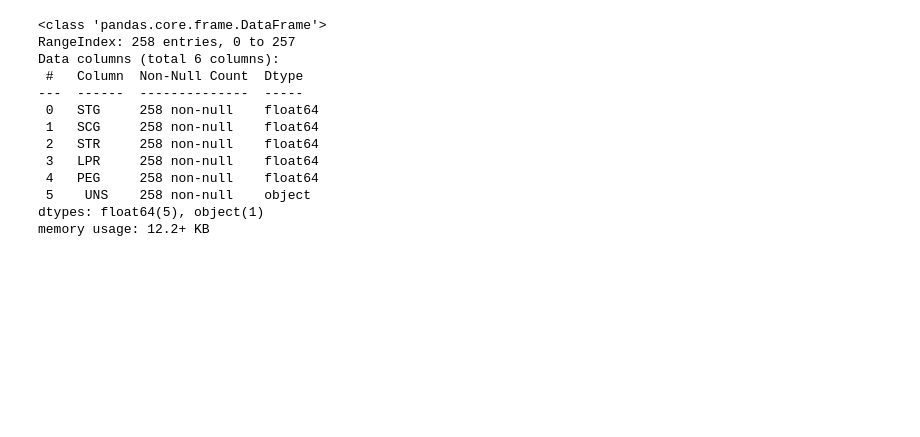
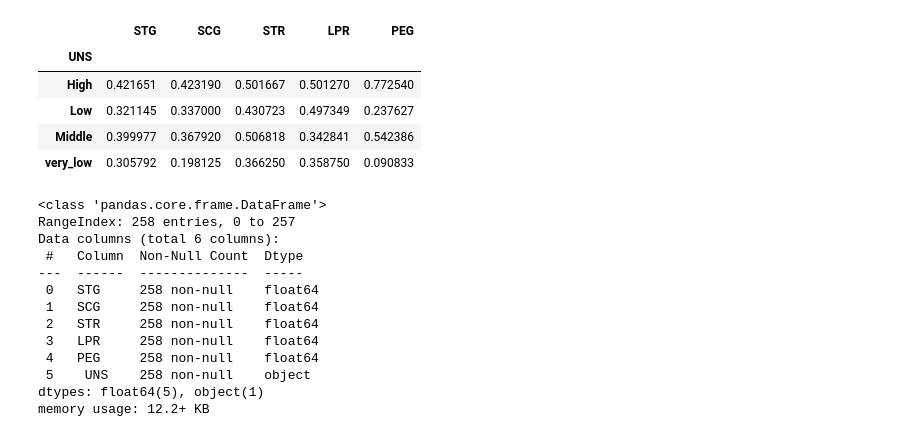
Before and after one commit to NithyaShriSK/unsupervised-Kmeans-DBscan-Task, a Jupyter notebook: cluster.ipynb, the cells around one changed output. Drawn from its saved outputs; the diff is of its cells as text; code cells hidden in the pictures; blank space fills up the shorter version.

```diff
--- a/cluster.ipynb
+++ b/cluster.ipynb
@@ -25,3 +36,17 @@ df.head()
+# %%
+df.groupby(" UNS").mean()
+#'''              STG       SCG       STR       LPR       PEG
+#Cluster
+#0        0.247861  0.223250  0.324861  0.453472  0.215278   low      low    low    middle   low ==>low
+#1        0.390367  0.375317  0.507375  0.264083  0.645025   middle   middle  high   low     high ==>middle
+#2        0.455394  0.464424  0.552576  0.716667  0.384848'''high      high   middle  high    middle ==>high
+# %% [output]
+|  | STG | SCG | STR | LPR | PEG |
+| UNS |  |  |  |  |  |
+| High | 0.421651 | 0.423190 | 0.501667 | 0.501270 | 0.772540 |
+| Low | 0.321145 | 0.337000 | 0.430723 | 0.497349 | 0.237627 |
+| Middle | 0.399977 | 0.367920 | 0.506818 | 0.342841 | 0.542386 |
+| very_low | 0.305792 | 0.198125 | 0.366250 | 0.358750 | 0.090833 |
 # %%
 df.info()
 # %% [output]
```
Also changed, not shown: parts of 15 cells of this notebook, 1 other file.
